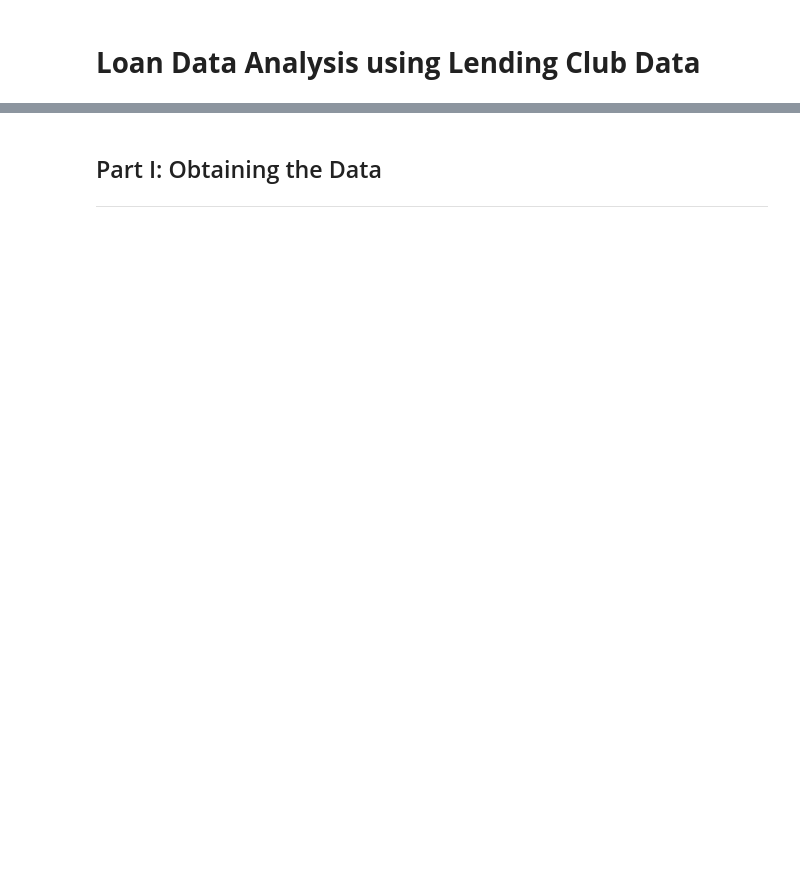
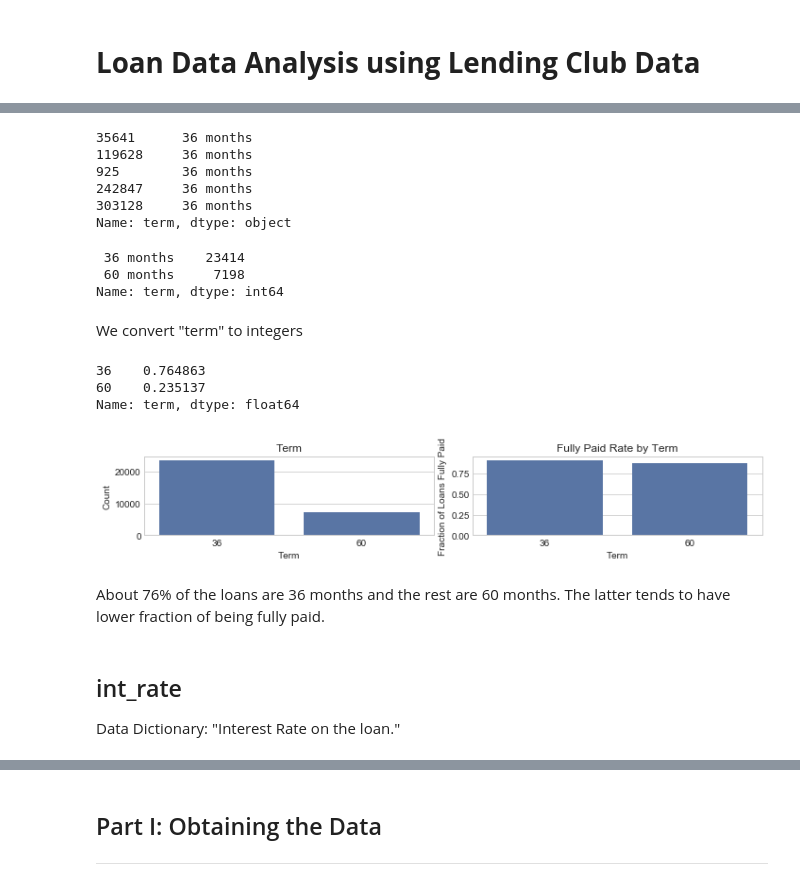
Before and after one commit to yanxiali/Predicting-Default-Clients-of-Lending-Club-Loans, a Jupyter notebook: LC_Loan.ipynb, the cells around one changed output, grey strips where cells are left out. Drawn from its saved outputs; the diff is of its cells as text; code cells hidden in the pictures; blank space fills up the shorter version.

```diff
--- a/LC_Loan.ipynb
+++ b/LC_Loan.ipynb
@@ -2,0 +352,17 @@
+# %%
+df['term'].sample(5)
+# %% [output]
+35641      36 months
+119628     36 months
+925        36 months
+242847     36 months
+303128     36 months
+Name: term, dtype: object
+# %%
+df['term'].value_counts(dropna=False)
+# %% [output]
+ 36 months    23414
+ 60 months     7198
+Name: term, dtype: int64
+# %% [markdown]
+We convert "term" to integers
@@ -2,0 +371,15 @@
+# %%
+df['term'].value_counts(normalize=True)
+# %% [output]
+36    0.764863
+60    0.235137
+Name: term, dtype: float64
+# %%
+plot_var('term', 'Term', continuous=False)
+# %% [output]
+[figure, added]
+# %% [markdown]
+About 76% of the loans are 36 months and the rest are 60 months. The latter tends to have lower fraction of being fully paid.
+# %% [markdown]
+## int_rate
+Data Dictionary: "Interest Rate on the loan."
```
Also changed, not shown: parts of 155 cells of this notebook, 1 other file.
